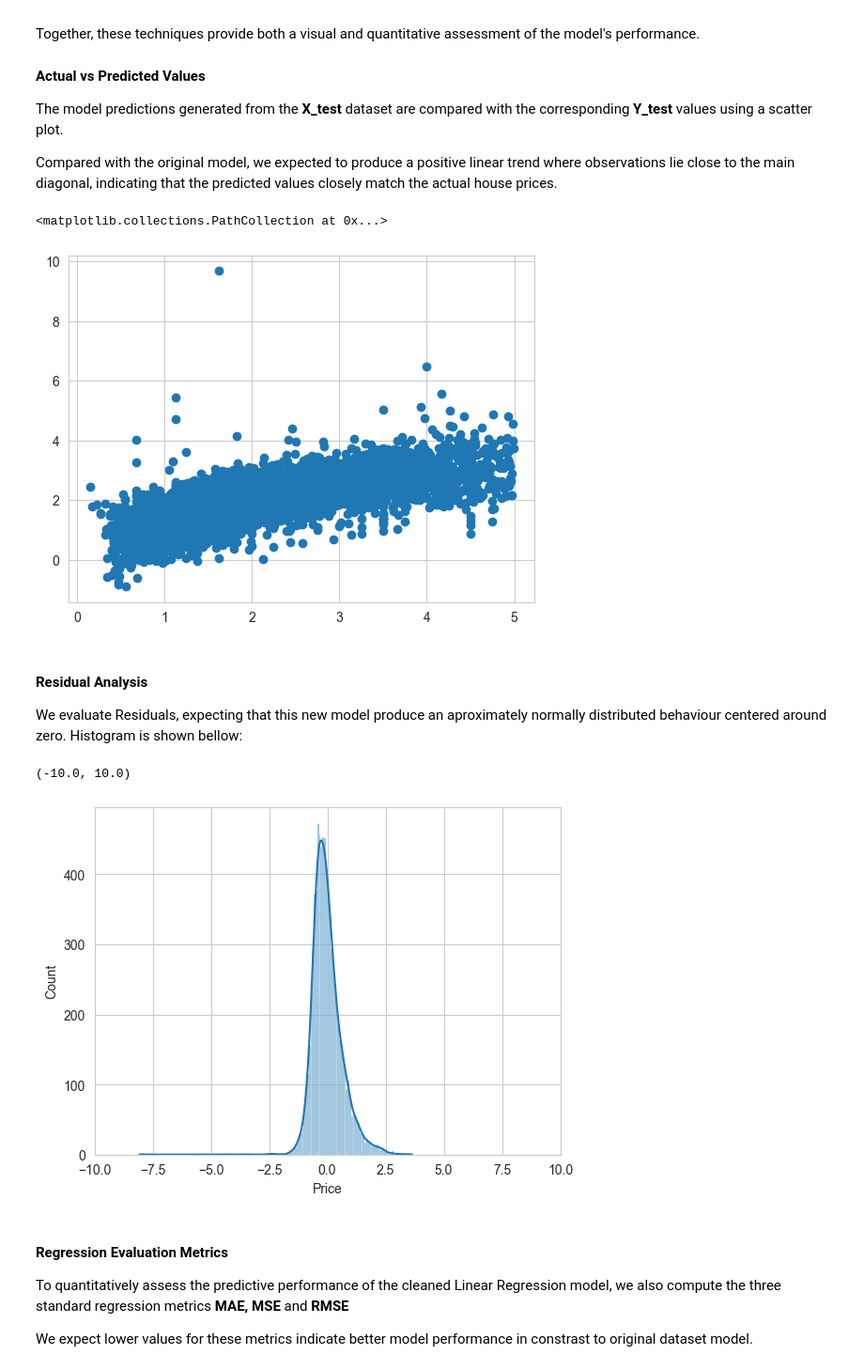
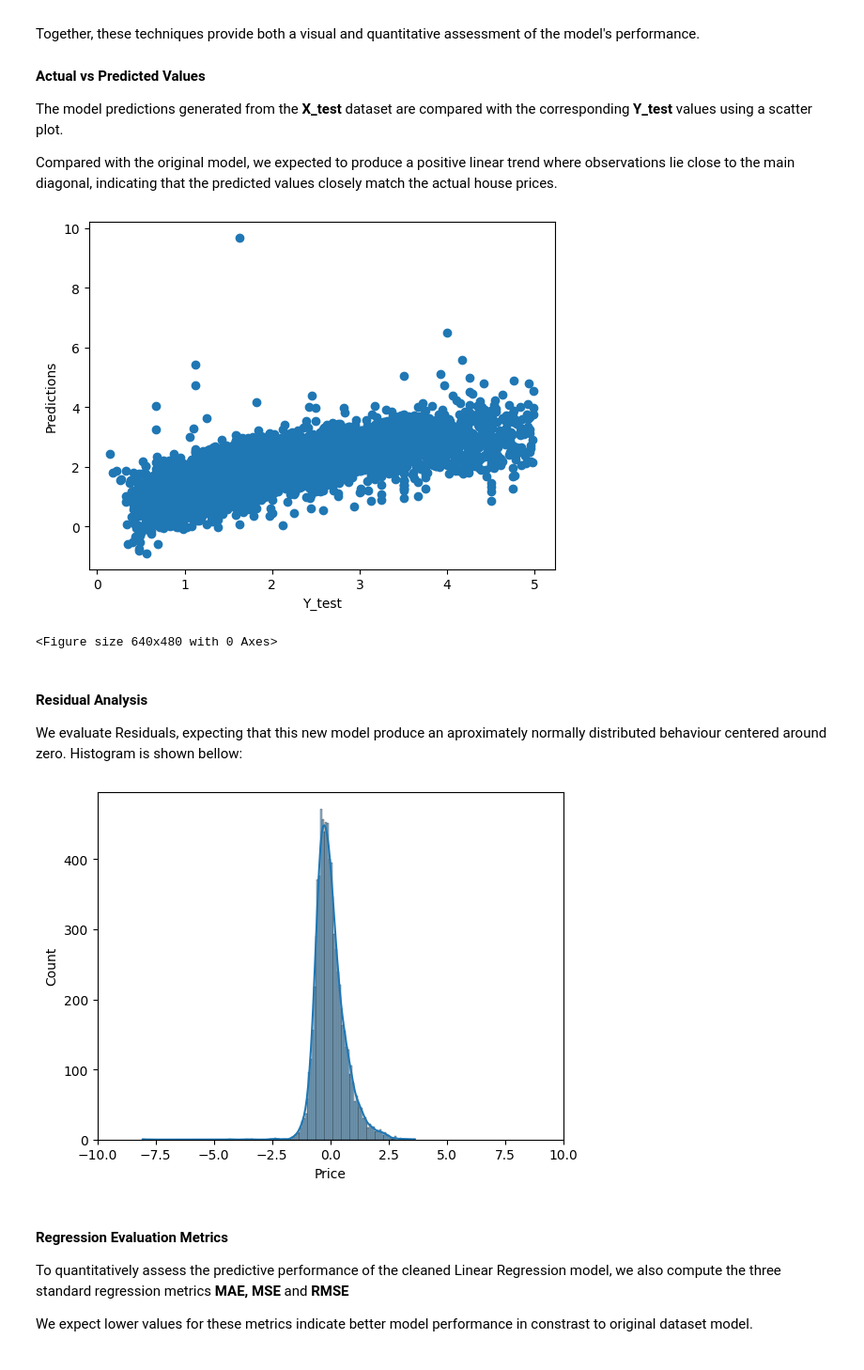
Before and after one commit to fridacarbajalordonez-blip/py-housing-price-prediction, a Jupyter notebook: notebooks/housing_price_prediction.ipynb, the cells around one changed output. Shown at 94% size. Drawn from its saved outputs; the diff is of its cells as text; code cells hidden in the pictures.

```diff
--- a/notebooks/housing_price_prediction.ipynb
+++ b/notebooks/housing_price_prediction.ipynb
@@ -426,19 +438,24 @@ plt.scatter(Y_test, predictions)
 plt.xlabel("Y_test")
 plt.ylabel("Predictions")
 plt.show()
+plt.savefig("../images/actual_vs_predicted_LM2.png",
+            dpi=300,
+            bbox_inches="tight")
 # %% [output]
+[figure, new version]
-<matplotlib.collections.PathCollection at 0x...>
+<Figure size 640x480 with 0 Axes>
-[figure, old version]
 # %% [markdown]
 #### Residual Analysis
 We evaluate Residuals, expecting that this new model produce an aproximately normally distributed behaviour centered around zero. Histogram is shown bellow:
 # %%
 
 sns.histplot((Y_test - predictions), kde=True, );
 plt.xlim(-10, 10)
+plt.savefig("../images/residualsLM2.png",
+            dpi=300,
+            bbox_inches="tight")
 # %% [output]
-(-10.0, 10.0)
-[figure, old version]
+[figure, new version]
 # %% [markdown]
 #### Regression Evaluation Metrics
 To quantitatively assess the predictive performance of the cleaned Linear Regression model, we also compute the three standard regression metrics **MAE, MSE** and **RMSE**
```
Also changed, not shown: parts of 17 cells of this notebook.
